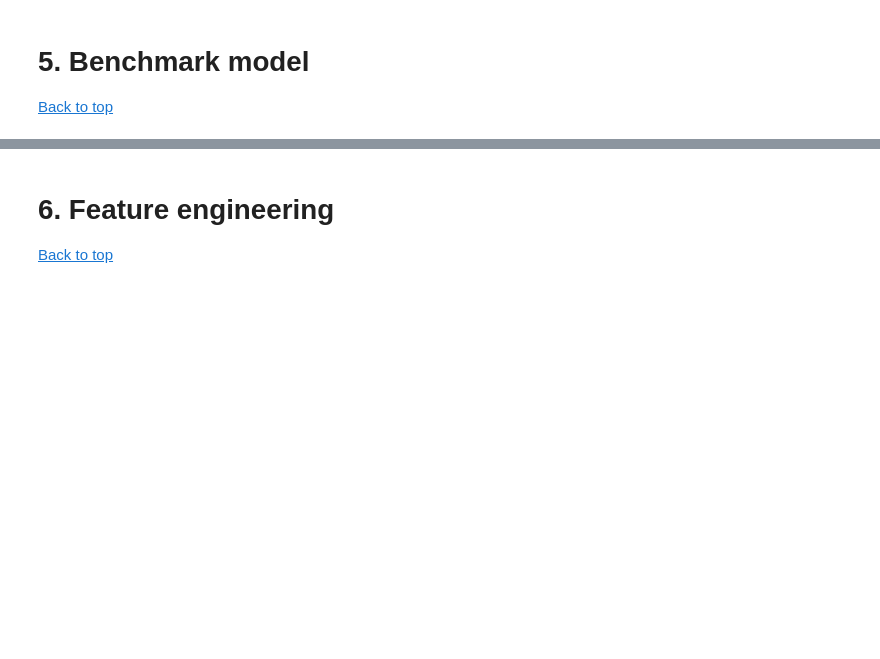
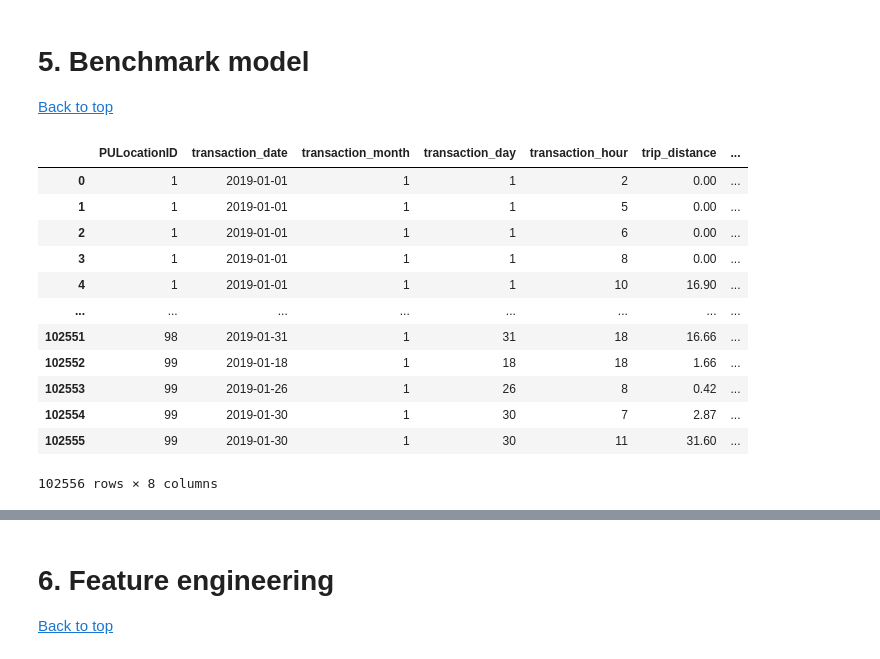
Before and after one commit to mcarhuasn/MasterDS-NewYorkTaxiAnalysis, a Jupyter notebook: Presentable notebook.ipynb, the cells around one changed output, grey strips where cells are left out. Cells and saved outputs as stored; diff of their text form; code cells hidden in the pictures; blank space fills up the shorter version.

```diff
--- a/Presentable notebook.ipynb
+++ b/Presentable notebook.ipynb
@@ -365,0 +369,16 @@ taxi_grouped_by_region['total_amount'].hist(bins=100, figsize=(10,5))
+# %%
+data_for_benchmark_model
+# %% [output]
+|  | PULocationID | transaction_date | transaction_month | transaction_day | transaction_hour | trip_distance | ... |
+| 0 | 1 | 2019-01-01 | 1 | 1 | 2 | 0.00 | ... |
+| 1 | 1 | 2019-01-01 | 1 | 1 | 5 | 0.00 | ... |
+| 2 | 1 | 2019-01-01 | 1 | 1 | 6 | 0.00 | ... |
+| 3 | 1 | 2019-01-01 | 1 | 1 | 8 | 0.00 | ... |
+| 4 | 1 | 2019-01-01 | 1 | 1 | 10 | 16.90 | ... |
+| ... | ... | ... | ... | ... | ... | ... | ... |
+| 102551 | 98 | 2019-01-31 | 1 | 31 | 18 | 16.66 | ... |
+| 102552 | 99 | 2019-01-18 | 1 | 18 | 18 | 1.66 | ... |
+| 102553 | 99 | 2019-01-26 | 1 | 26 | 8 | 0.42 | ... |
+| 102554 | 99 | 2019-01-30 | 1 | 30 | 7 | 2.87 | ... |
+| 102555 | 99 | 2019-01-30 | 1 | 30 | 11 | 31.60 | ... |
+102556 rows × 8 columns
```
Also changed, not shown: parts of 14 cells of this notebook.
